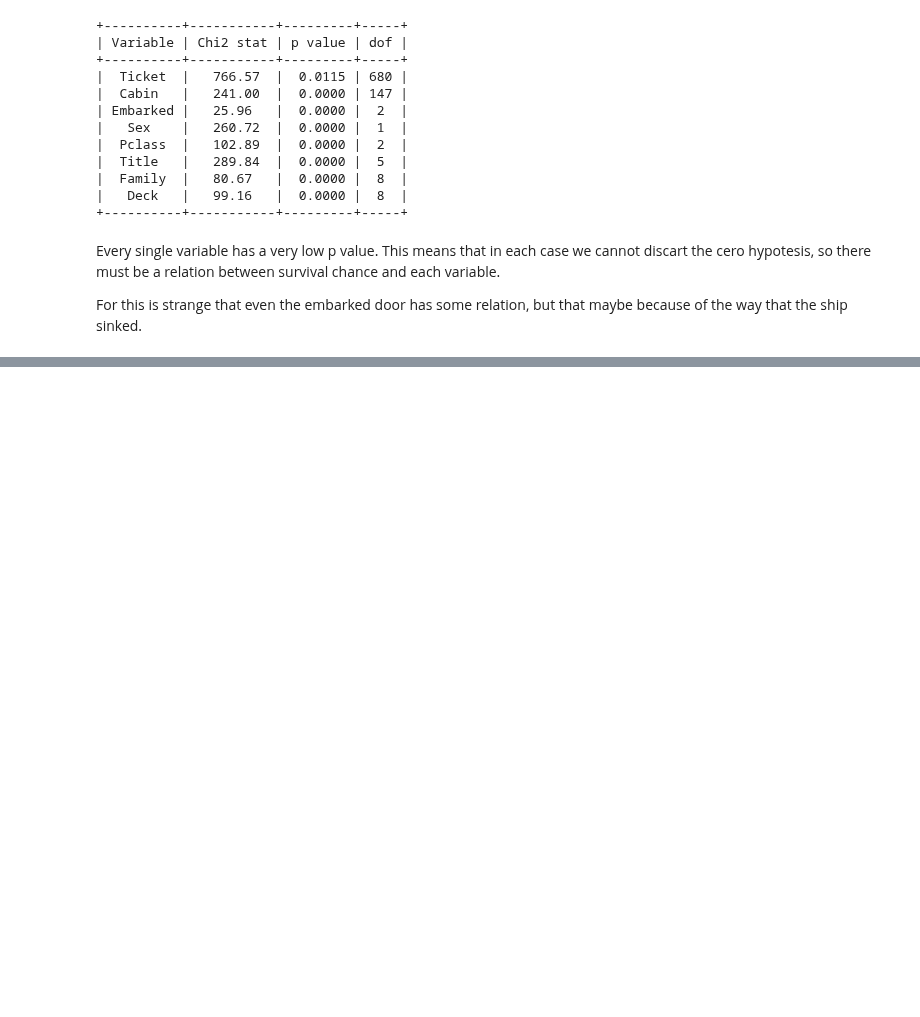
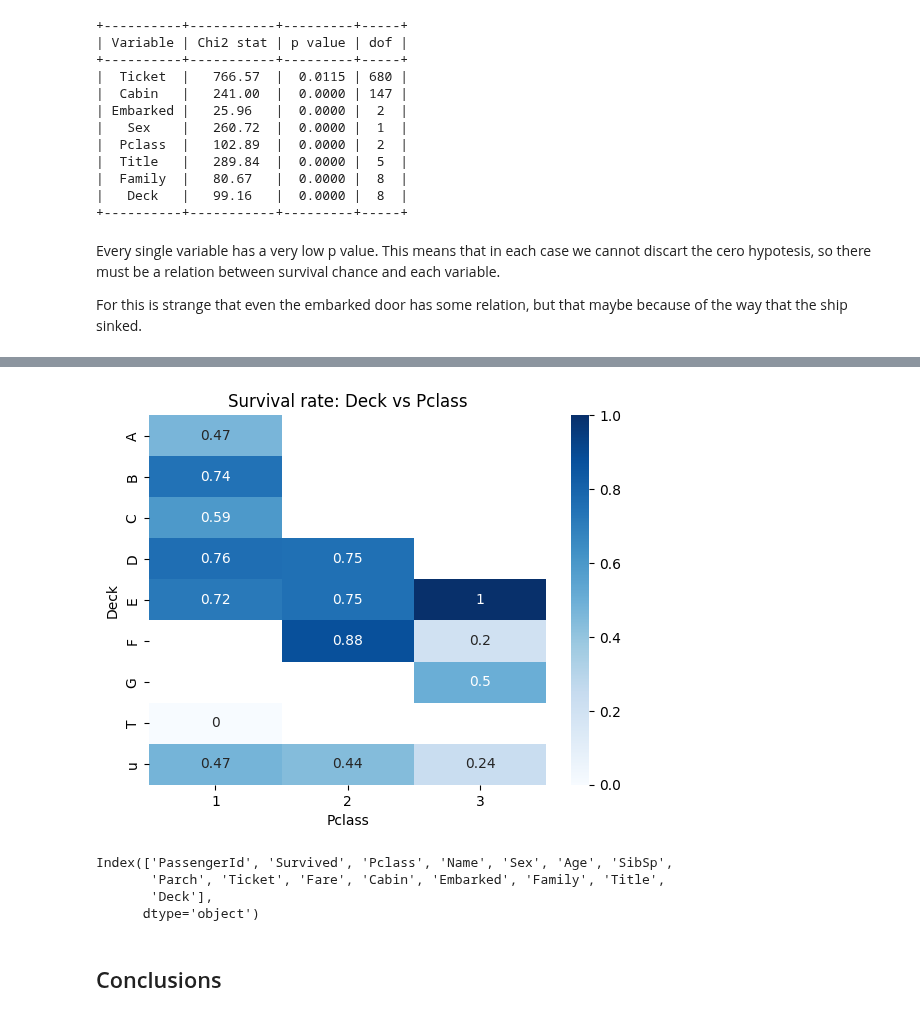
Before and after one commit to IngElecPuc/KaggleChallenges, a Jupyter notebook: titanic/titanic_eda.ipynb, the cells around one changed output, grey strips where cells are left out. Cells and saved outputs as stored; diff of their text form; code cells hidden in the pictures; blank space fills up the shorter version.

```diff
--- a/titanic/titanic_eda.ipynb
+++ b/titanic/titanic_eda.ipynb
@@ -544,0 +601,21 @@ array(['Ticket', 'Cabin', 'Embarked', 'Sex', 'Pclass', 'Title', 'Family',
+# %%
+tmp = (
+    subset
+    .groupby(['Deck','Pclass'])['Survived']
+    .mean()
+    .unstack()
+)
+sns.heatmap(tmp, annot=True, cmap='Blues')
+plt.title('Survival rate: Deck vs Pclass')
+plt.show()
+# %% [output]
+[figure, added]
+# %%
+train_w.columns
+# %% [output]
+Index(['PassengerId', 'Survived', 'Pclass', 'Name', 'Sex', 'Age', 'SibSp',
+       'Parch', 'Ticket', 'Fare', 'Cabin', 'Embarked', 'Family', 'Title',
+       'Deck'],
+      dtype='object')
+# %% [markdown]
+## Conclusions
```
Also changed, not shown: parts of 13 cells of this notebook.
